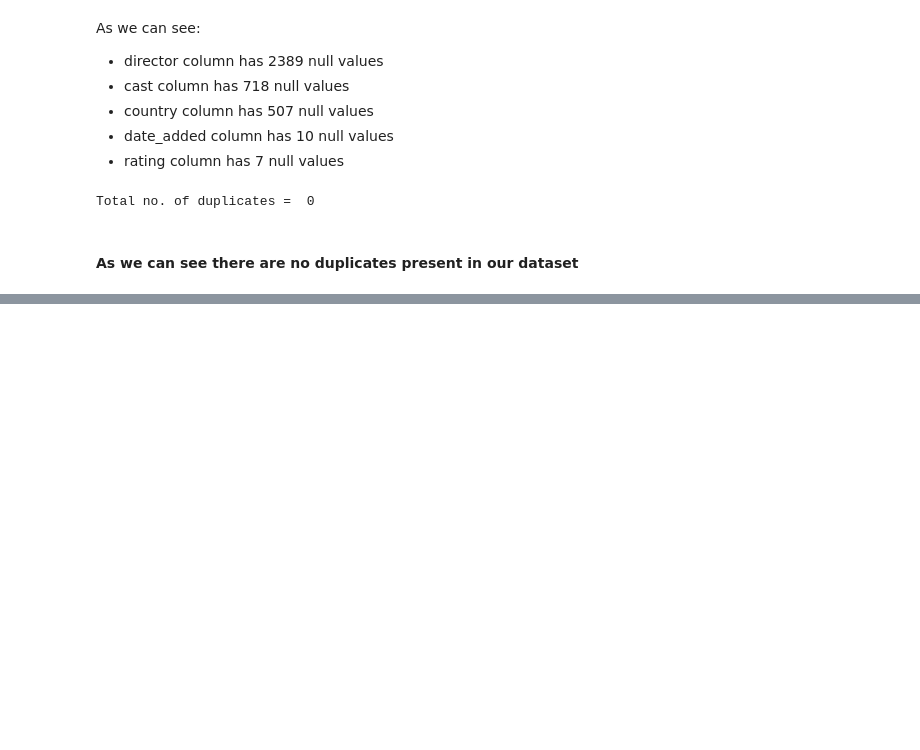
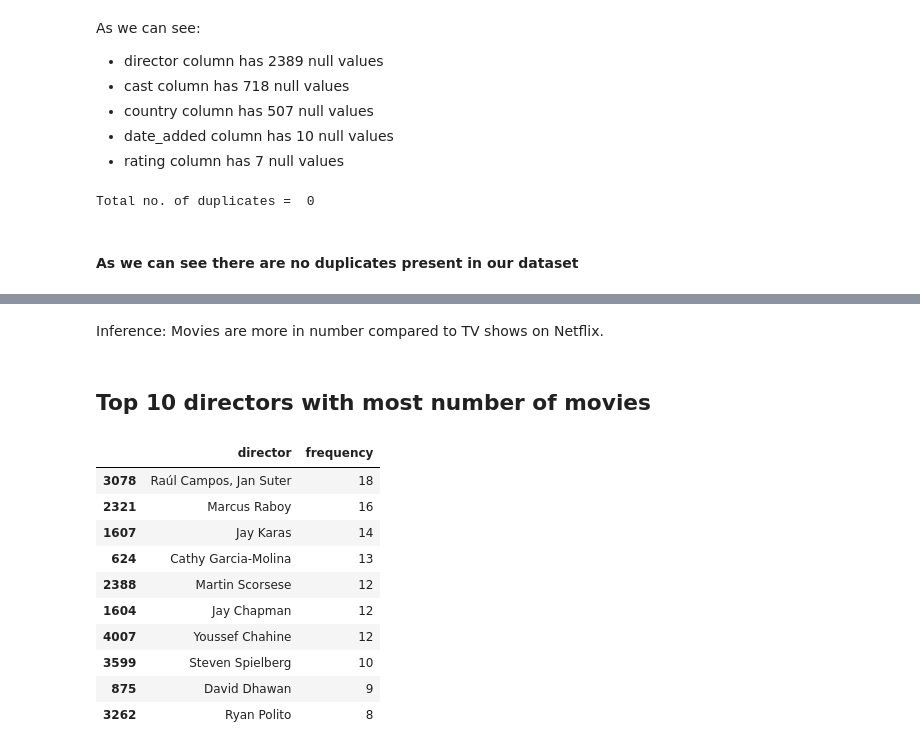
Before and after one commit to codeboy47/Netflix-movies-and-tv-shows-clustering, a Jupyter notebook: Individual_Notebook.ipynb, the cells around one changed output, grey strips where cells are left out. Drawn from its saved outputs; the diff is of its cells as text; code cells hidden in the pictures; blank space fills up the shorter version.

```diff
--- a/Individual_Notebook.ipynb
+++ b/Individual_Notebook.ipynb
@@ -197,0 +247,20 @@ Total no. of duplicates =  0
+# %% [markdown]
+Inference: Movies are more in number compared to TV shows on Netflix.
+# %% [markdown]
+## Top 10 directors with most number of movies
+# %%
+# Getting top 10 director-wise count of movie/shows
+year_count = netflix_df.groupby(['director'], as_index = False).agg({'show_id': 'count'}).sort_values('show_id', ascending = False).rename(columns = {'show_id' : 'frequency'})[0:10]
+year_count
+# %% [output]
+|  | director | frequency |
+| 3078 | Raúl Campos, Jan Suter | 18 |
+| 2321 | Marcus Raboy | 16 |
+| 1607 | Jay Karas | 14 |
+| 624 | Cathy Garcia-Molina | 13 |
+| 2388 | Martin Scorsese | 12 |
+| 1604 | Jay Chapman | 12 |
+| 4007 | Youssef Chahine | 12 |
+| 3599 | Steven Spielberg | 10 |
+| 875 | David Dhawan | 9 |
+| 3262 | Ryan Polito | 8 |
```
Also changed, not shown: parts of 11 cells of this notebook.
